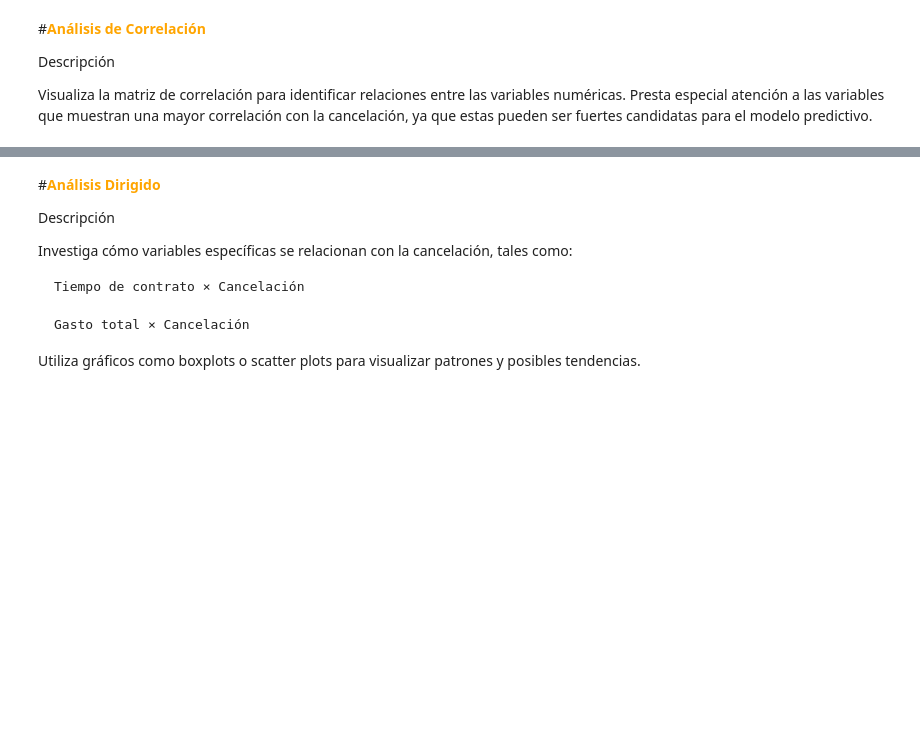
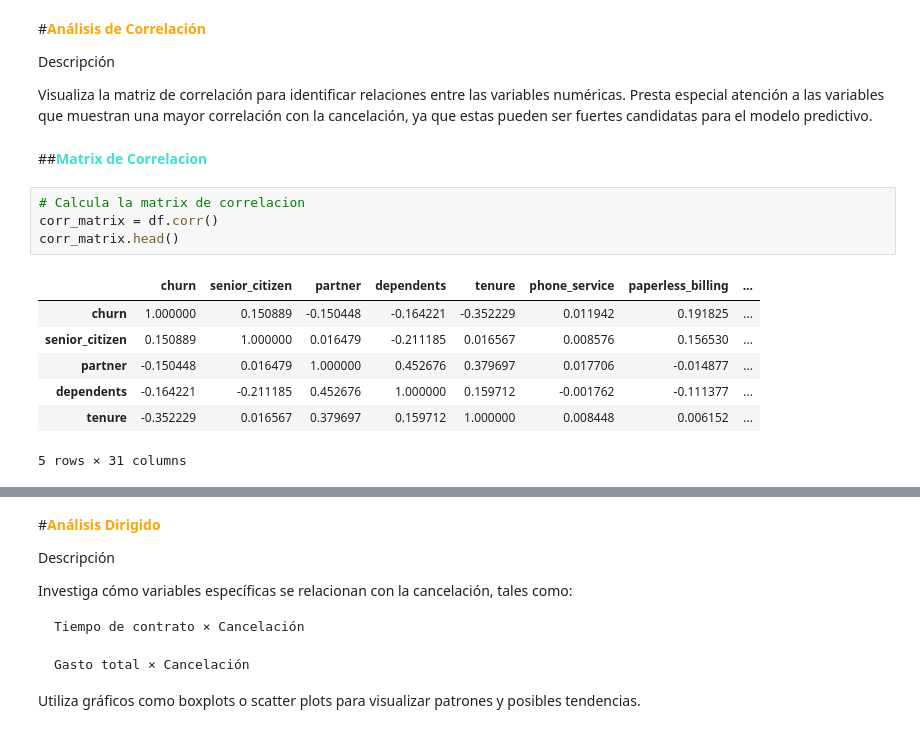
Before and after one commit to LejImkoaj/proyecto-telecomX-parte2, a Jupyter notebook: telecomX_parte2_LATAM.ipynb, the cells around one changed output, grey strips where cells are left out. Saved outputs shown, nothing was run; the diff lists cells and outputs as text; blank space fills up the shorter version.

```diff
--- a/telecomX_parte2_LATAM.ipynb
+++ b/telecomX_parte2_LATAM.ipynb
@@ -314,3 +314,17 @@ Prueba Escalada (1409, 30)
 Descripción
 
 Visualiza la matriz de correlación para identificar relaciones entre las variables numéricas. Presta especial atención a las variables que muestran una mayor correlación con la cancelación, ya que estas pueden ser fuertes candidatas para el modelo predictivo.
+# %% [markdown]
+##**<font color='turquoise'>Matrix de Correlacion</font>**
+# %%
+# Calcula la matrix de correlacion
+corr_matrix = df.corr()
+corr_matrix.head()
+# %% [output]
+|  | churn | senior_citizen | partner | dependents | tenure | phone_service | paperless_billing | ... |
+| churn | 1.000000 | 0.150889 | -0.150448 | -0.164221 | -0.352229 | 0.011942 | 0.191825 | ... |
+| senior_citizen | 0.150889 | 1.000000 | 0.016479 | -0.211185 | 0.016567 | 0.008576 | 0.156530 | ... |
+| partner | -0.150448 | 0.016479 | 1.000000 | 0.452676 | 0.379697 | 0.017706 | -0.014877 | ... |
+| dependents | -0.164221 | -0.211185 | 0.452676 | 1.000000 | 0.159712 | -0.001762 | -0.111377 | ... |
+| tenure | -0.352229 | 0.016567 | 0.379697 | 0.159712 | 1.000000 | 0.008448 | 0.006152 | ... |
+5 rows × 31 columns
```
Also changed, not shown: parts of 7 cells of this notebook.
